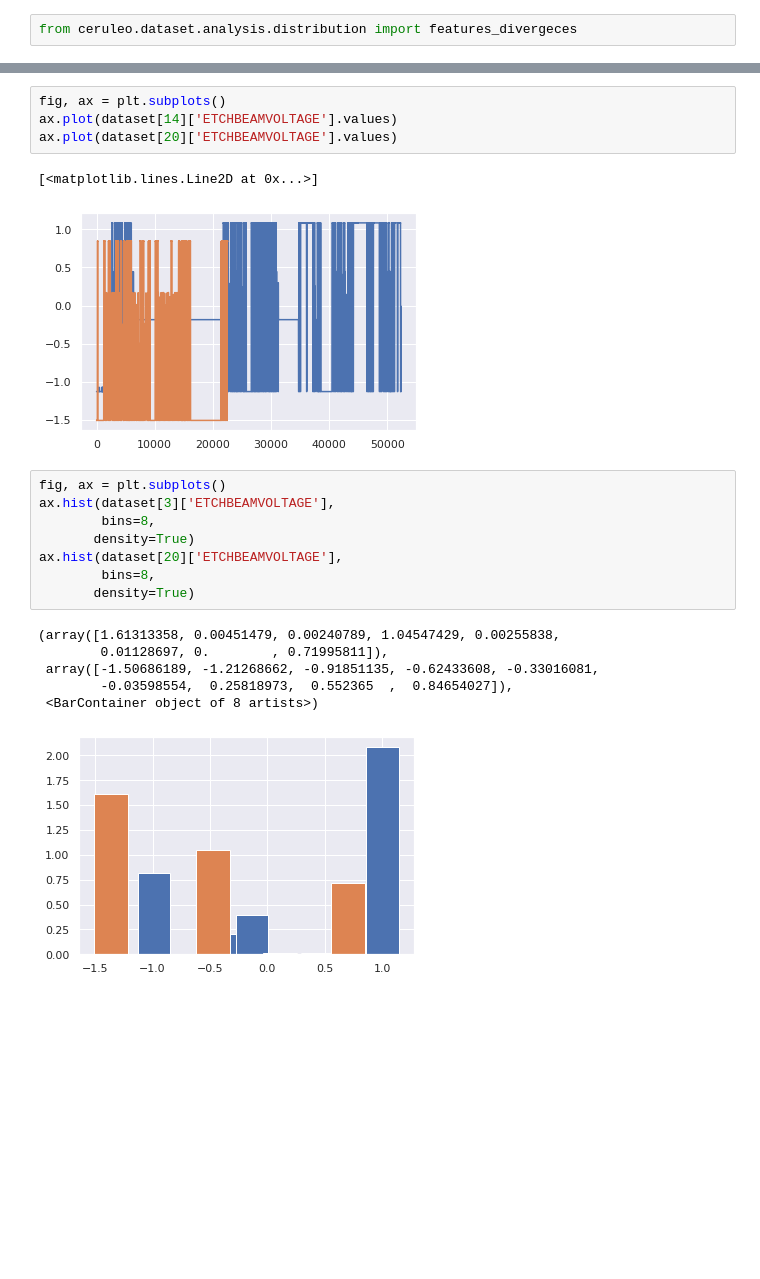
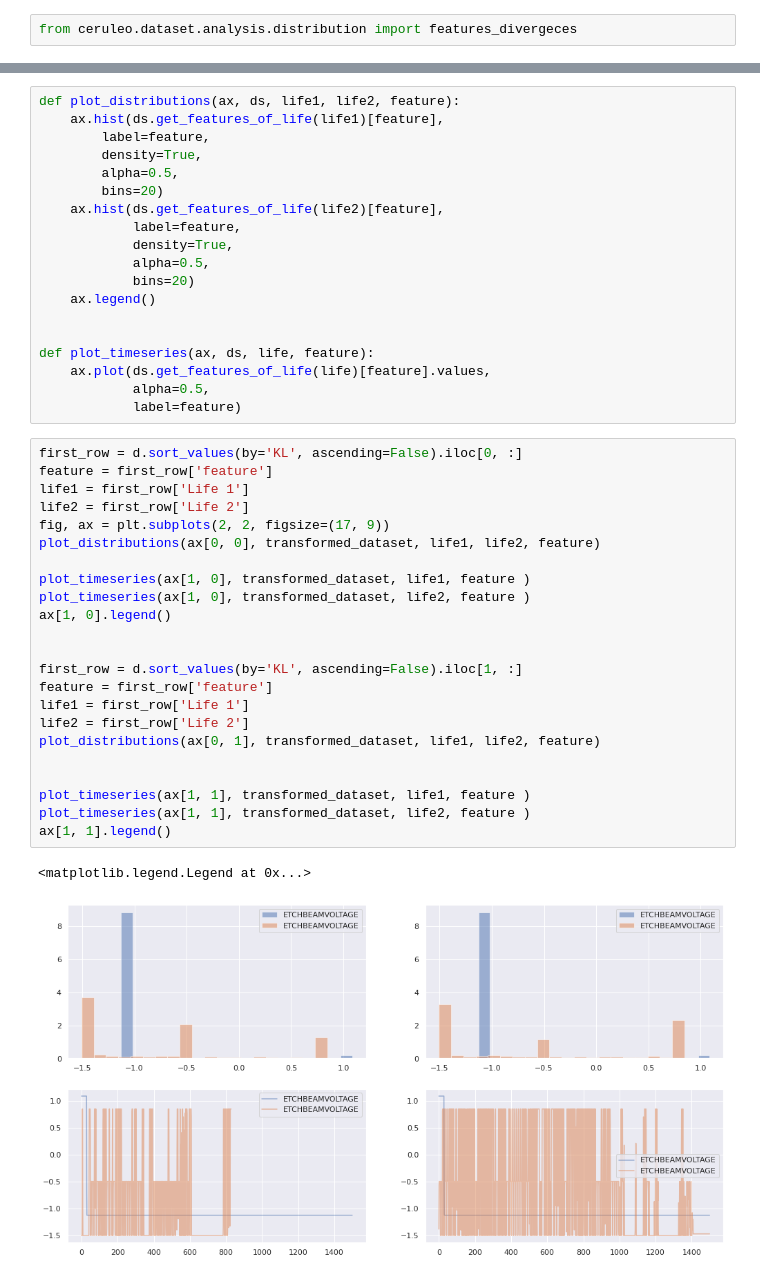
Before and after one commit to lucianolorenti/ceruleo, a Jupyter notebook: docs/dataset/analysis/Sensor Validation.ipynb, the cells around one changed output, grey strips where cells are left out. Cells and saved outputs as stored; diff of their text form; blank space fills up the shorter version.

```diff
--- a/docs/dataset/analysis/Sensor Validation.ipynb
+++ b/docs/dataset/analysis/Sensor Validation.ipynb
@@ -184,22 +178,45 @@ d.sort_values(by='KL', ascending=False).head(45)
-# %%
-fig, ax = plt.subplots()
-ax.plot(dataset[14]['ETCHBEAMVOLTAGE'].values)
-ax.plot(dataset[20]['ETCHBEAMVOLTAGE'].values)
-# %% [output]
-[<matplotlib.lines.Line2D at 0x...>]
-[figure, removed]
+# %%
+def plot_distributions(ax, ds, life1, life2, feature):
+    ax.hist(ds.get_features_of_life(life1)[feature],
+        label=feature,
+        density=True,
+        alpha=0.5,
+        bins=20)
+    ax.hist(ds.get_features_of_life(life2)[feature],
+            label=feature,
+            density=True,
+            alpha=0.5,
+            bins=20)
+    ax.legend()
+
+
+def plot_timeseries(ax, ds, life, feature):
+    ax.plot(ds.get_features_of_life(life)[feature].values,
+            alpha=0.5,
+            label=feature)
 # %%
-fig, ax = plt.subplots()
-ax.hist(dataset[3]['ETCHBEAMVOLTAGE'],
-        bins=8,
-       density=True)
-ax.hist(dataset[20]['ETCHBEAMVOLTAGE'],
-        bins=8,
-       density=True)
+first_row = d.sort_values(by='KL', ascending=False).iloc[0, :]
+feature = first_row['feature']
+life1 = first_row['Life 1']
+life2 = first_row['Life 2']
+fig, ax = plt.subplots(2, 2, figsize=(17, 9))
+plot_distributions(ax[0, 0], transformed_dataset, life1, life2, feature)
+
+plot_timeseries(ax[1, 0], transformed_dataset, life1, feature )
+plot_timeseries(ax[1, 0], transformed_dataset, life2, feature )
+ax[1, 0].legend()
+
+
+first_row = d.sort_values(by='KL', ascending=False).iloc[1, :]
+feature = first_row['feature']
+life1 = first_row['Life 1']
+life2 = first_row['Life 2']
+plot_distributions(ax[0, 1], transformed_dataset, life1, life2, feature)
+
+
+plot_timeseries(ax[1, 1], transformed_dataset, life1, feature )
+plot_timeseries(ax[1, 1], transformed_dataset, life2, feature )
+ax[1, 1].legend()
 # %% [output]
-(array([1.61313358, 0.00451479, 0.00240789, 1.04547429, 0.00255838,
-        0.01128697, 0.        , 0.71995811]),
- array([-1.50686189, -1.21268662, -0.91851135, -0.62433608, -0.33016081,
-        -0.03598554,  0.25818973,  0.552365  ,  0.84654027]),
- <BarContainer object of 8 artists>)
+<matplotlib.legend.Legend at 0x...>
-[figure, old version]
+[figure, new version]
```
Also changed, not shown: parts of 16 cells of this notebook, 12 other files.
